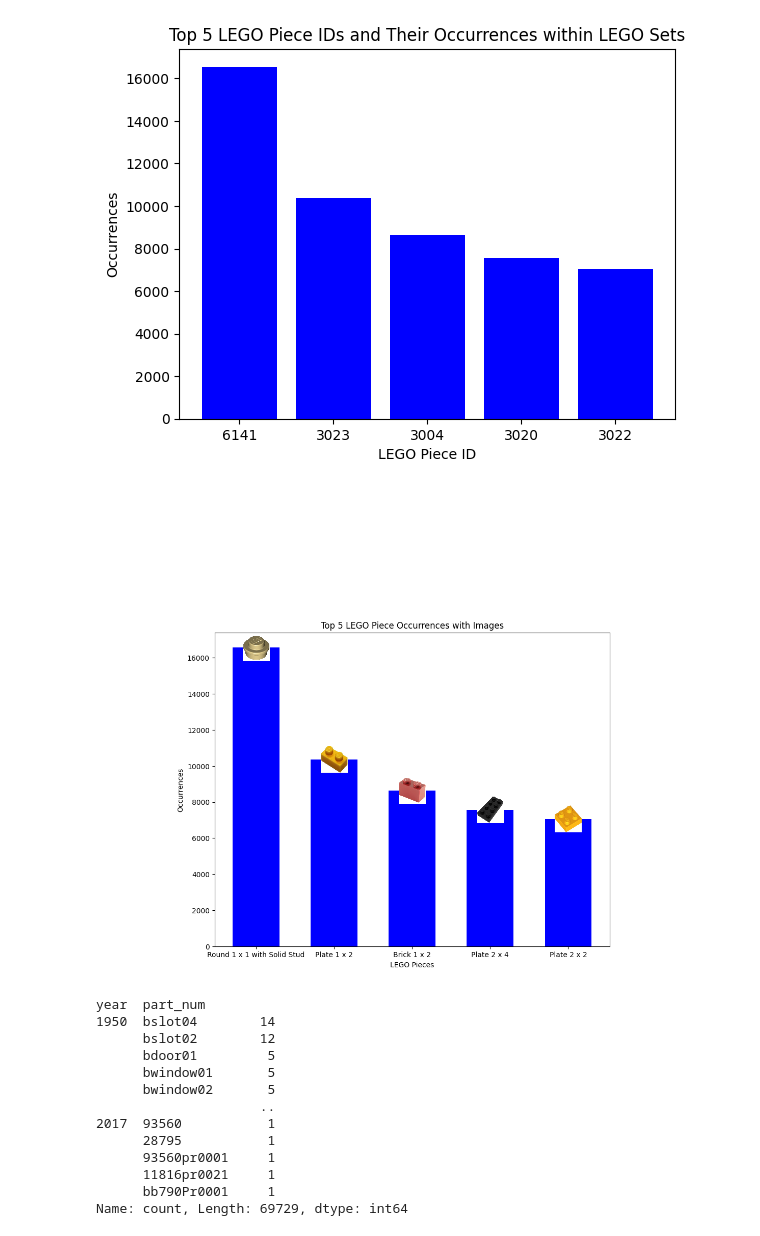
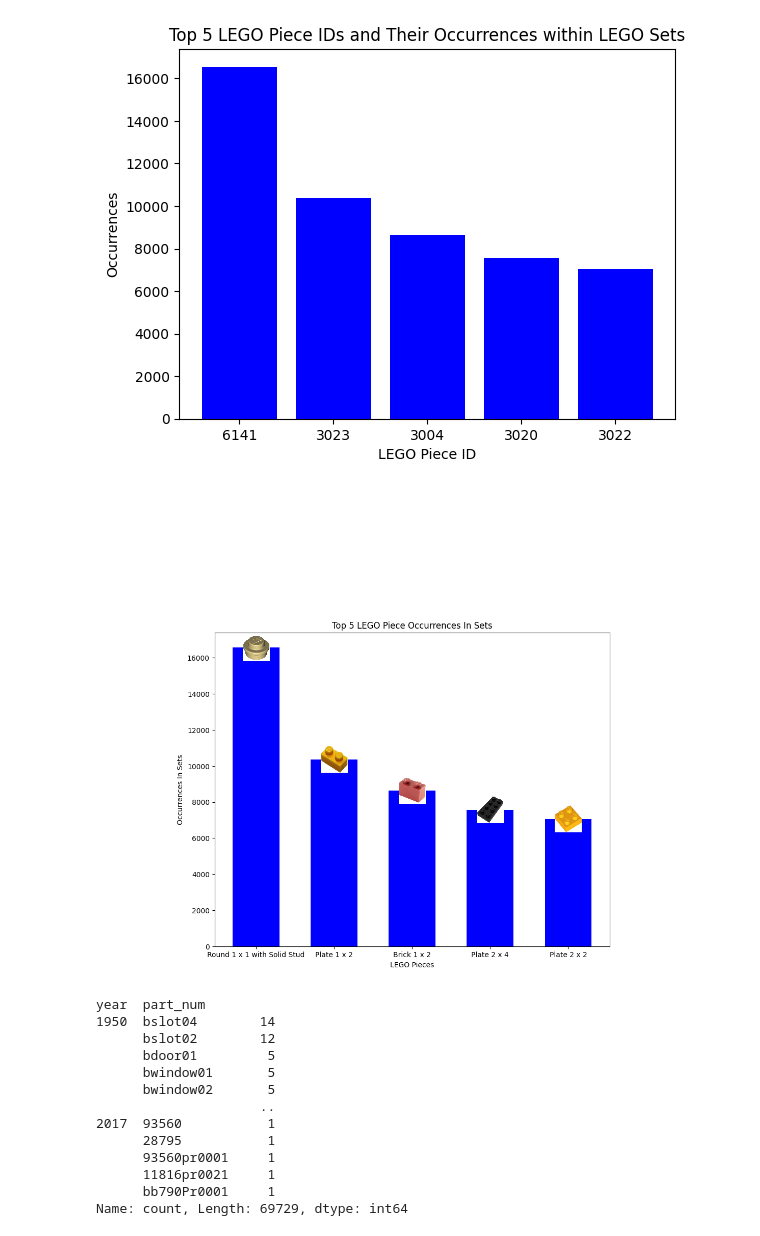
Before and after one commit to MatthewKolotylo/Lego-Project, a Jupyter notebook: OG Data/Master Code Copy.ipynb, the cells around one changed output. Saved outputs shown, nothing was run; the diff lists cells and outputs as text; code cells hidden in the pictures.

Commit message:
Finished charts
changed display max rows from none to 10, was crashing my code

```diff
--- a/OG Data/Master Code Copy.ipynb
+++ b/OG Data/Master Code Copy.ipynb
@@ -335,36 +351,36 @@ def add_image(image_url, bar, ax):
     image = Image.open(io.BytesIO(image_data))
 
     # Fill transparent areas with white background
     image = image.convert("RGBA")
     image_with_background = Image.new("RGBA", image.size, (255, 255, 255, 255))
     image_with_background.paste(image, (0, 0), image)
 
     # Resize the image to a suitable size and convert to RGB mode
     target_size = (250, 250)
     resized_image = image_with_background.resize(target_size).convert("RGB")
 
     # Convert to NumPy array
     np_image = np.array(resized_image)
 
     # Display the resized image alongside the bar with increased spacing
     imagebox = OffsetImage(np_image, zoom=0.15)
     ab = AnnotationBbox(imagebox, (bar.get_x() + bar.get_width() / 2, bar.get_height()), frameon=False, pad=20)
     ax.add_artist(ab)
 
 # Add images to the bars
 for bar, piece_id in zip(bars, piece_ids):
     image_url = image_urls.get(piece_id, 'default_image.jpg')  # Provide a default image if URL is not available
     add_image(image_url, bar, ax)
 
 # Set labels and title
 ax.set_xlabel('LEGO Pieces')
-ax.set_ylabel('Occurrences')
-ax.set_title('Top 5 LEGO Piece Occurrences with Images')
+ax.set_ylabel('Occurrences In Sets')
+ax.set_title('Top 5 LEGO Piece Occurrences In Sets')
 
 # Display the chart
 plt.show()
 # %% [output]
-[figure, old version]
+[figure, new version]
 # %%
 my_df.groupby("year")["part_num"].value_counts()
 # %% [output]
```
Also changed, not shown: parts of 15 cells of this notebook.
